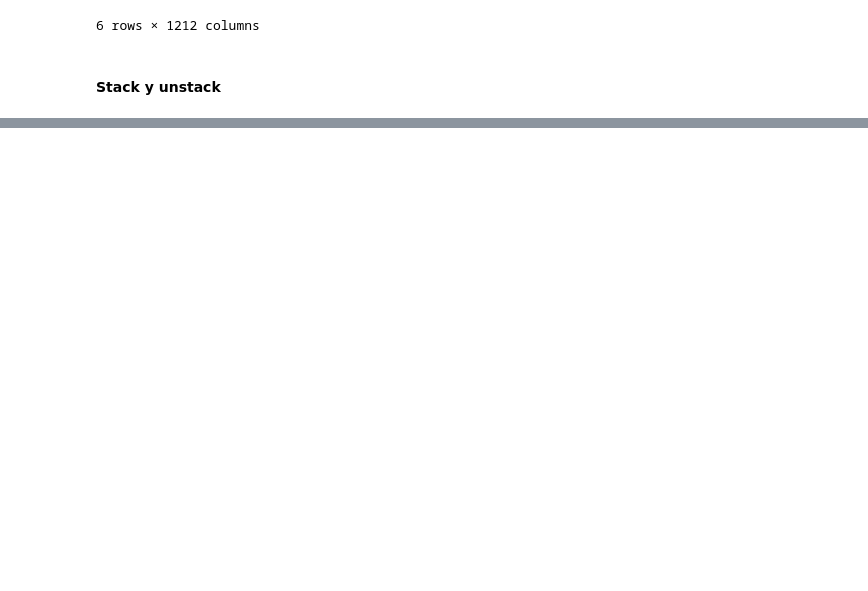
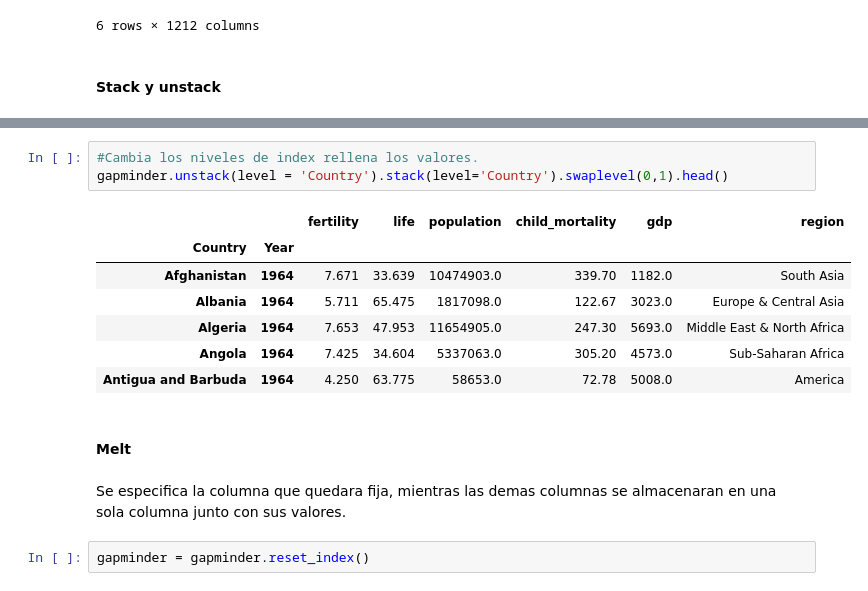
Before and after one commit to Corderodedios182/Resumenes-Python, a Jupyter notebook: Manipulating DataFrames with pandas.ipynb, the cells around one changed output, grey strips where cells are left out. Saved outputs shown, nothing was run; the diff lists cells and outputs as text; blank space fills up the shorter version.

```diff
--- a/Manipulating DataFrames with pandas.ipynb
+++ b/Manipulating DataFrames with pandas.ipynb
@@ -489,0 +529,17 @@ gapminder_copy.pivot(index = 'region', columns = 'Country')
+# %%
+#Cambia los niveles de index rellena los valores.
+gapminder.unstack(level = 'Country').stack(level='Country').swaplevel(0,1).head()
+# %% [output]
+|  |  | fertility | life | population | child_mortality | gdp | region |
+| Country | Year |  |  |  |  |  |  |
+| Afghanistan | 1964 | 7.671 | 33.639 | 10474903.0 | 339.70 | 1182.0 | South Asia |
+| Albania | 1964 | 5.711 | 65.475 | 1817098.0 | 122.67 | 3023.0 | Europe & Central Asia |
+| Algeria | 1964 | 7.653 | 47.953 | 11654905.0 | 247.30 | 5693.0 | Middle East & North Africa |
+| Angola | 1964 | 7.425 | 34.604 | 5337063.0 | 305.20 | 4573.0 | Sub-Saharan Africa |
+| Antigua and Barbuda | 1964 | 4.250 | 63.775 | 58653.0 | 72.78 | 5008.0 | America |
+# %% [markdown]
+#### Melt
+# %% [markdown]
+Se especifica la columna que quedara fija, mientras las demas columnas se almacenaran en una sola columna junto con sus valores.
+# %%
+gapminder = gapminder.reset_index()
```
Also changed, not shown: parts of 17 cells of this notebook.
